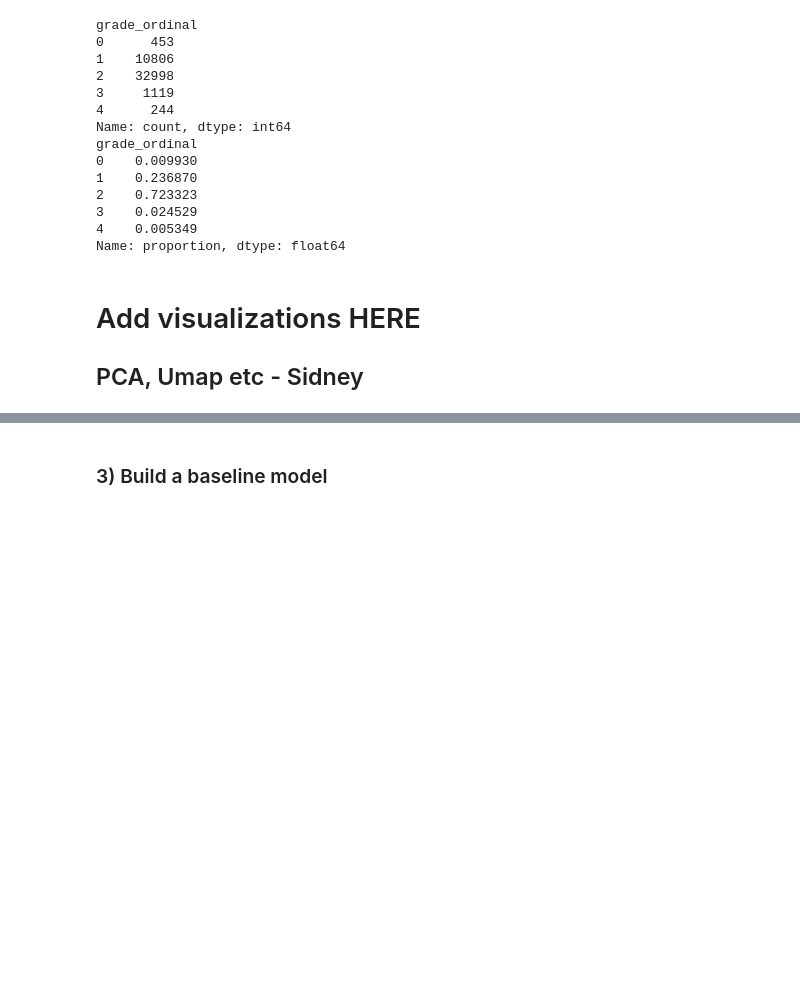
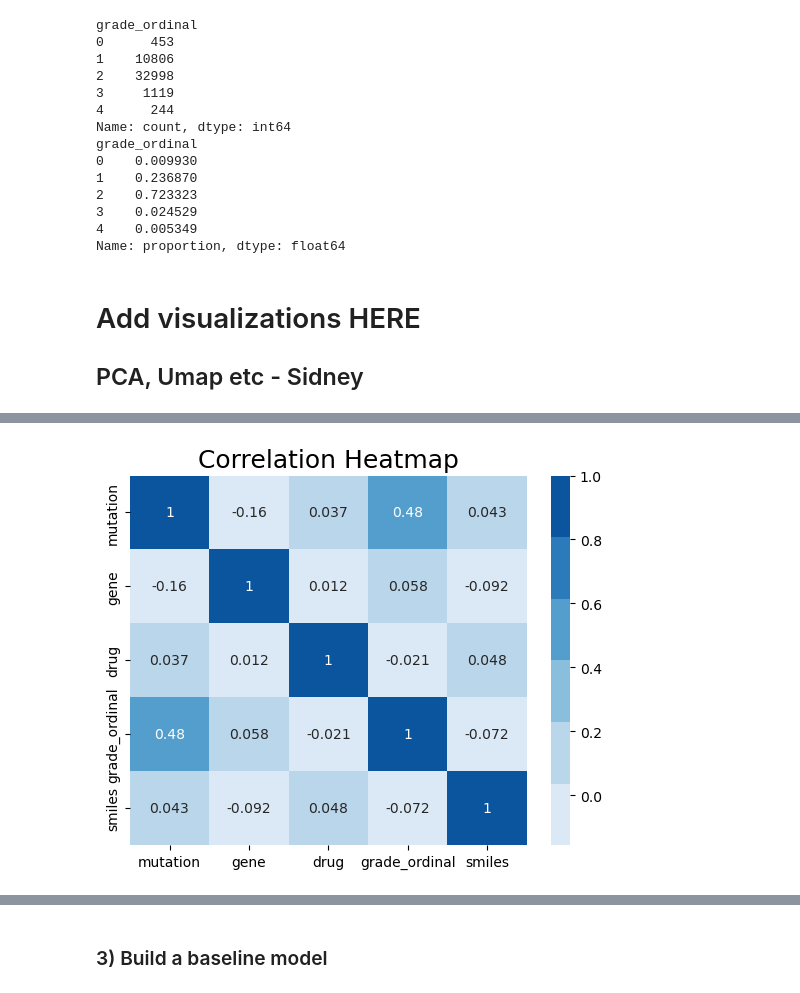
Before and after one commit to ibonomi-MSSE/277B-Final-Project, a Jupyter notebook: draft.ipynb, the cells around one changed output, grey strips where cells are left out. Drawn from its saved outputs; the diff is of its cells as text; code cells hidden in the pictures; blank space fills up the shorter version.

```diff
--- a/draft.ipynb
+++ b/draft.ipynb
@@ -235,3 +235,12 @@ Name: proportion, dtype: float64
 # %% [markdown]
 # Add visualizations HERE
 ## PCA, Umap etc - Sidney
+# %%
+# Ordinal encoding for Mutation, Gene, and Drug\n",
+final_data_copy_ec = final_data_copy.copy()
+final_data_copy_ec["mutation"] = final_data_copy_ec["mutation"].astype("category").cat.codes
+final_data_copy_ec["gene"] = final_data_copy_ec["gene"].astype("category").cat.codes
+final_data_copy_ec["drug"] = final_data_copy_ec["drug"].astype("category").cat.codes
+final_data_copy_ec["smiles"] = final_data_copy_ec["smiles"].astype("category").cat.codes
+
+final_data_copy_ec.head()
@@ -237,0 +254,11 @@ Name: proportion, dtype: float64
+# %%
+data_copy = final_data_copy_ec.copy()
+
+X = data_copy.drop(columns=['FINAL CONFIDENCE GRADING','fingerprint'])
+
+
+sns.heatmap(X.corr(), annot=True, cmap = sns.color_palette("Blues"))
+plt.title('Correlation Heatmap', fontsize = 18)
+plt.show()
+# %% [output]
+[figure, added]
```
Also changed, not shown: parts of 4 cells of this notebook.
